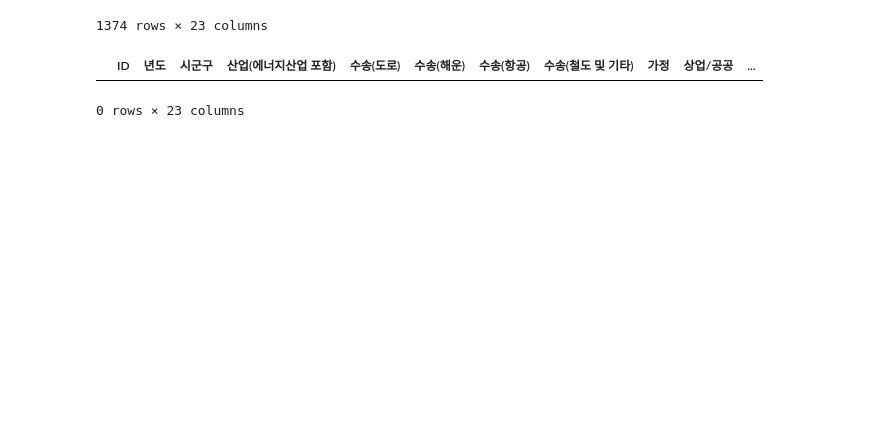
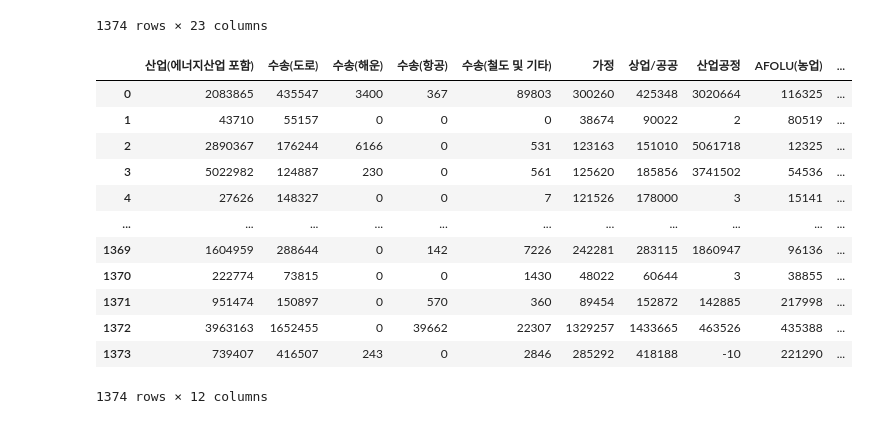
Before and after one commit to solong96/solong96, a Jupyter notebook: spatial_category_mac.ipynb, the cells around one changed output. Drawn from its saved outputs; the diff is of its cells as text; code cells hidden in the pictures; blank space fills up the shorter version.

```diff
--- a/spatial_category_mac.ipynb
+++ b/spatial_category_mac.ipynb
@@ -56,8 +70,22 @@ content
 | 1372 | 1373 | 2015 | 충북_청주시 | 3963163 | 1652455 | 0 | 39662 | 22307 | 1329257 | 1433665 | ... |
 | 1373 | 1374 | 2015 | 충북_충주시 | 739407 | 416507 | 243 | 0 | 2846 | 285292 | 418188 | ... |
 1374 rows × 23 columns
-# %%
-content.loc[content.duplicated() ,:]
-# %% [output]
-|  | ID | 년도 | 시군구 | 산업(에너지산업 포함) | 수송(도로) | 수송(해운) | 수송(항공) | 수송(철도 및 기타) | 가정 | 상업/공공 | ... |
-0 rows × 23 columns
+# %%
+contents = content.copy()
+contents = contents.loc[:,content.columns[3:14]]
+contents['class'] = content['class']
+contents
+# %% [output]
+|  | 산업(에너지산업 포함) | 수송(도로) | 수송(해운) | 수송(항공) | 수송(철도 및 기타) | 가정 | 상업/공공 | 산업공정 | AFOLU(농업) | ... |
+| 0 | 2083865 | 435547 | 3400 | 367 | 89803 | 300260 | 425348 | 3020664 | 116325 | ... |
+| 1 | 43710 | 55157 | 0 | 0 | 0 | 38674 | 90022 | 2 | 80519 | ... |
+| 2 | 2890367 | 176244 | 6166 | 0 | 531 | 123163 | 151010 | 5061718 | 12325 | ... |
+| 3 | 5022982 | 124887 | 230 | 0 | 561 | 125620 | 185856 | 3741502 | 54536 | ... |
+| 4 | 27626 | 148327 | 0 | 0 | 7 | 121526 | 178000 | 3 | 15141 | ... |
+| ... | ... | ... | ... | ... | ... | ... | ... | ... | ... | ... |
+| 1369 | 1604959 | 288644 | 0 | 142 | 7226 | 242281 | 283115 | 1860947 | 96136 | ... |
+| 1370 | 222774 | 73815 | 0 | 0 | 1430 | 48022 | 60644 | 3 | 38855 | ... |
+| 1371 | 951474 | 150897 | 0 | 570 | 360 | 89454 | 152872 | 142885 | 217998 | ... |
+| 1372 | 3963163 | 1652455 | 0 | 39662 | 22307 | 1329257 | 1433665 | 463526 | 435388 | ... |
+| 1373 | 739407 | 416507 | 243 | 0 | 2846 | 285292 | 418188 | -10 | 221290 | ... |
+1374 rows × 12 columns
```
Also changed, not shown: parts of 48 cells of this notebook.
